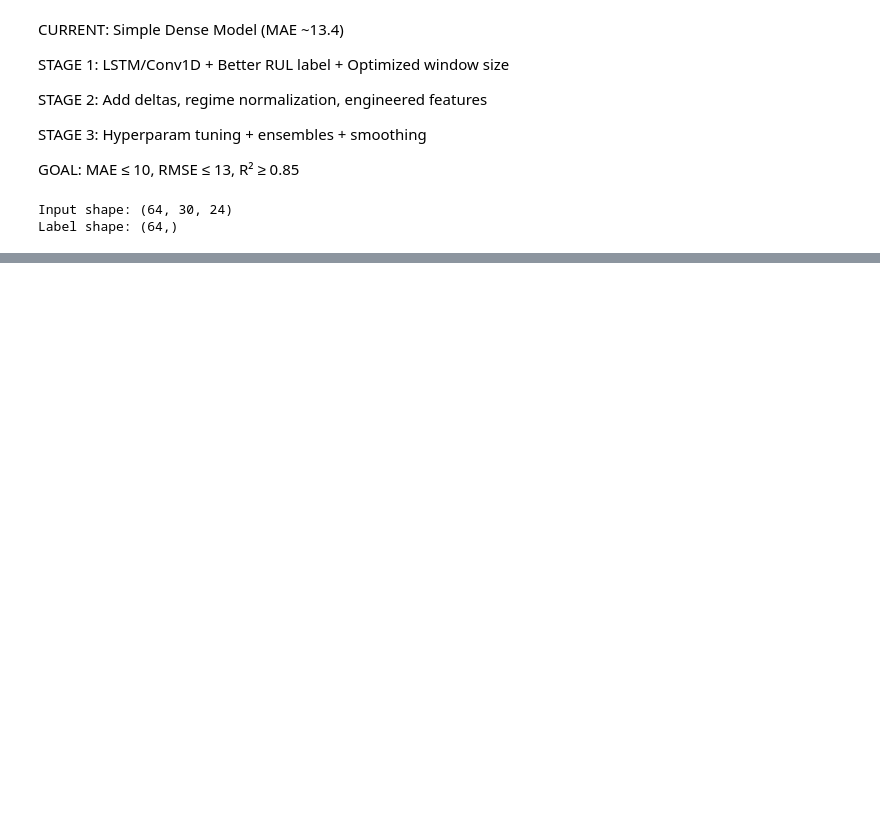
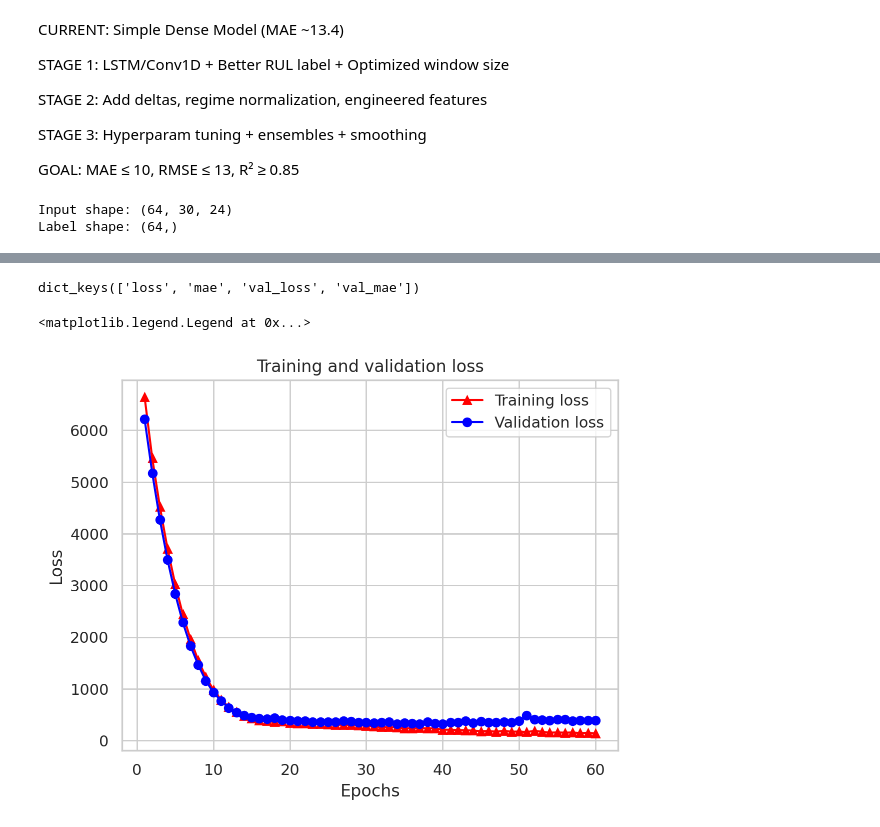
Before and after one commit to ZahYou/my_other_project, a Jupyter notebook: Nasas.ipynb, the cells around one changed output, grey strips where cells are left out. Saved outputs shown, nothing was run; the diff lists cells and outputs as text; code cells hidden in the pictures; blank space fills up the shorter version.

```diff
--- a/Nasas.ipynb
+++ b/Nasas.ipynb
@@ -737,0 +800,2 @@ NameError: name 'Activation' is not defined
+# %%
+model, history = train_lstm_model(train_ds, val_ds, window_size=70, num_features=24)
@@ -737,0 +840,26 @@ NameError: name 'Activation' is not defined
+# %%
+history_dict = history.history
+history_dict.keys()
+# %% [output]
+dict_keys(['loss', 'mae', 'val_loss', 'val_mae'])
+# %%
+
+
+mae = history_dict['mae']
+val_mae = history_dict['val_mae']
+loss = history_dict['loss']
+val_loss = history_dict['val_loss']
+
+epochs = range(1, len(mae) + 1)
+
+# "-r^" is for solid red line with triangle markers.
+plt.plot(epochs, loss, '-r^', label='Training loss')
+# "-b0" is for solid blue line with circle markers.
+plt.plot(epochs, val_loss, '-bo', label='Validation loss')
+plt.title('Training and validation loss')
+plt.xlabel('Epochs')
+plt.ylabel('Loss')
+plt.legend(loc='best')
+# %% [output]
+<matplotlib.legend.Legend at 0x...>
+[figure, added]
```
Also changed, not shown: parts of 35 cells of this notebook.
